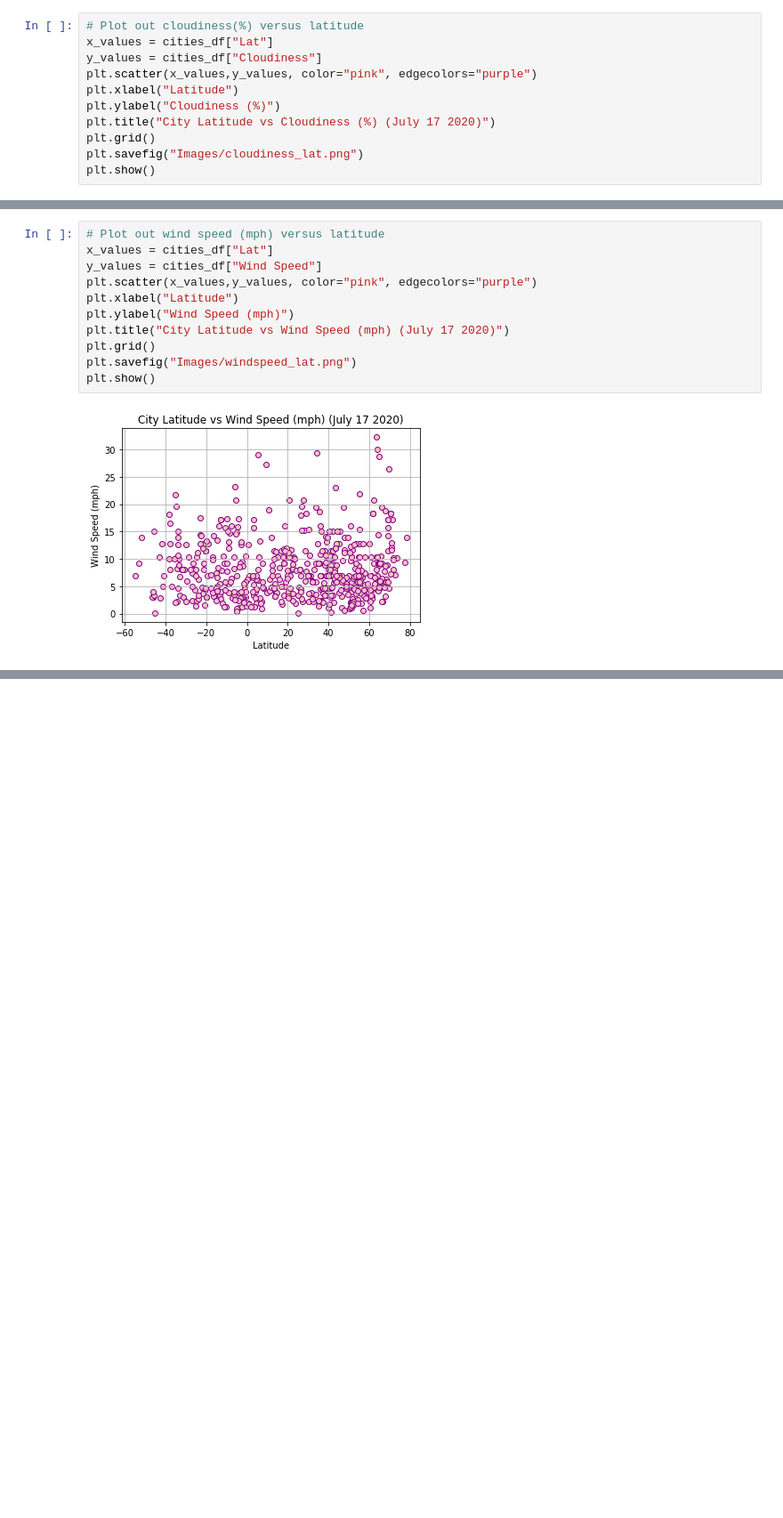
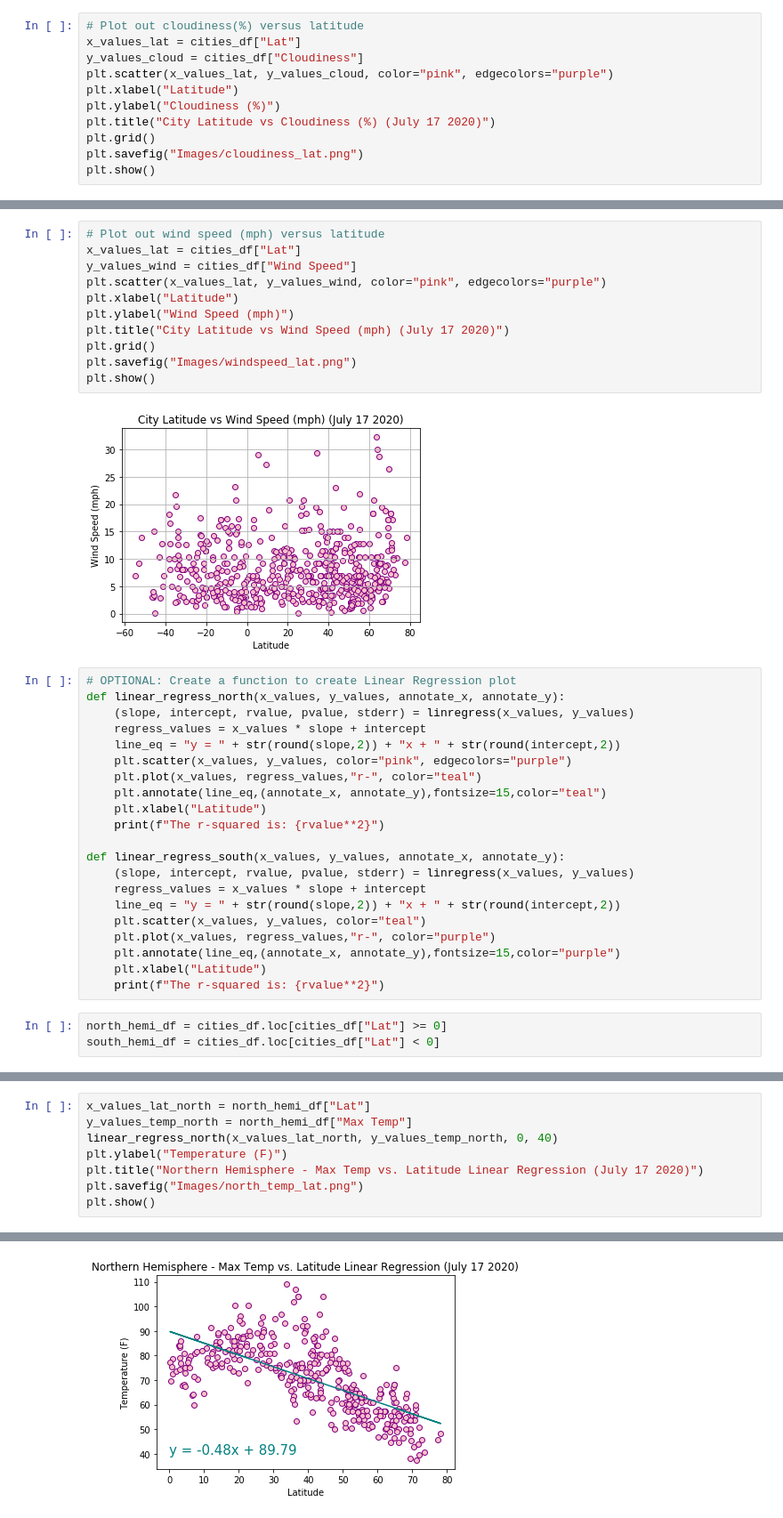
Before and after one commit to alissavokes/python-api-challenge, a Jupyter notebook: WeatherPy/WeatherPy.ipynb, the cells around one changed output, grey strips where cells are left out. Shown at 89% size. Saved outputs shown, nothing was run; the diff lists cells and outputs as text; blank space fills up the shorter version.

Commit message:
north and south hemisphere scatter plots added

```diff
--- a/WeatherPy/WeatherPy.ipynb
+++ b/WeatherPy/WeatherPy.ipynb
@@ -176,9 +175,9 @@ plt.show()
 Cloudiness (%) vs. Latitude
 # %%
 # Plot out cloudiness(%) versus latitude
-x_values = cities_df["Lat"]
-y_values = cities_df["Cloudiness"]
-plt.scatter(x_values,y_values, color="pink", edgecolors="purple")
+x_values_lat = cities_df["Lat"]
+y_values_cloud = cities_df["Cloudiness"]
+plt.scatter(x_values_lat, y_values_cloud, color="pink", edgecolors="purple")
 plt.xlabel("Latitude")
 plt.ylabel("Cloudiness (%)")
 plt.title("City Latitude vs Cloudiness (%) (July 17 2020)")
@@ -191,9 +190,9 @@ plt.show()
 Wind Speed (mph) vs. Latitude
 # %%
 # Plot out wind speed (mph) versus latitude
-x_values = cities_df["Lat"]
-y_values = cities_df["Wind Speed"]
-plt.scatter(x_values,y_values, color="pink", edgecolors="purple")
+x_values_lat = cities_df["Lat"]
+y_values_wind = cities_df["Wind Speed"]
+plt.scatter(x_values_lat, y_values_wind, color="pink", edgecolors="purple")
 plt.xlabel("Latitude")
 plt.ylabel("Wind Speed (mph)")
 plt.title("City Latitude vs Wind Speed (mph) (July 17 2020)")
@@ -202,3 +201,27 @@ plt.savefig("Images/windspeed_lat.png")
 plt.show()
 # %% [output]
 [figure]
+# %%
+# OPTIONAL: Create a function to create Linear Regression plot
+def linear_regress_north(x_values, y_values, annotate_x, annotate_y):
+    (slope, intercept, rvalue, pvalue, stderr) = linregress(x_values, y_values)
+    regress_values = x_values * slope + intercept
+    line_eq = "y = " + str(round(slope,2)) + "x + " + str(round(intercept,2))
+    plt.scatter(x_values, y_values, color="pink", edgecolors="purple")
+    plt.plot(x_values, regress_values,"r-", color="teal")
+    plt.annotate(line_eq,(annotate_x, annotate_y),fontsize=15,color="teal")
+    plt.xlabel("Latitude")
+    print(f"The r-squared is: {rvalue**2}")
+
+def linear_regress_south(x_values, y_values, annotate_x, annotate_y):
+    (slope, intercept, rvalue, pvalue, stderr) = linregress(x_values, y_values)
+    regress_values = x_values * slope + intercept
+    line_eq = "y = " + str(round(slope,2)) + "x + " + str(round(intercept,2))
+    plt.scatter(x_values, y_values, color="teal")
+    plt.plot(x_values, regress_values,"r-", color="purple")
+    plt.annotate(line_eq,(annotate_x, annotate_y),fontsize=15,color="purple")
+    plt.xlabel("Latitude")
+    print(f"The r-squared is: {rvalue**2}")
+# %%
+north_hemi_df = cities_df.loc[cities_df["Lat"] >= 0]
+south_hemi_df = cities_df.loc[cities_df["Lat"] < 0]
@@ -204,0 +230,9 @@ plt.show()
+# %%
+x_values_lat_north = north_hemi_df["Lat"]
+y_values_temp_north = north_hemi_df["Max Temp"]
+linear_regress_north(x_values_lat_north, y_values_temp_north, 0, 40)
+plt.ylabel("Temperature (F)")
+plt.title("Northern Hemisphere - Max Temp vs. Latitude Linear Regression (July 17 2020)")
+plt.savefig("Images/north_temp_lat.png")
+plt.show()
+# %% [output]
@@ -204,0 +240 @@ plt.show()
+[figure, added]
```
Also changed, not shown: parts of 18 cells of this notebook.
